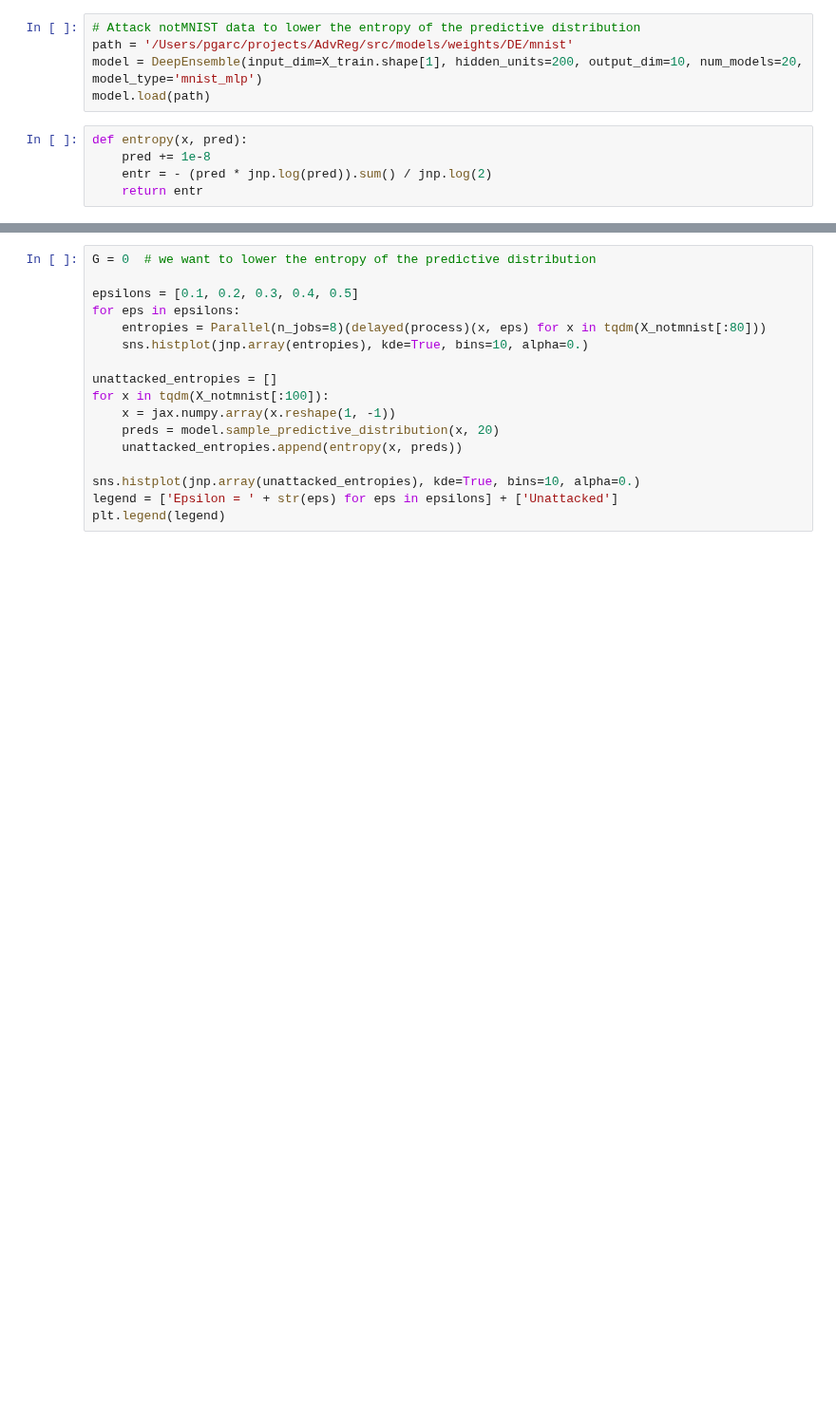
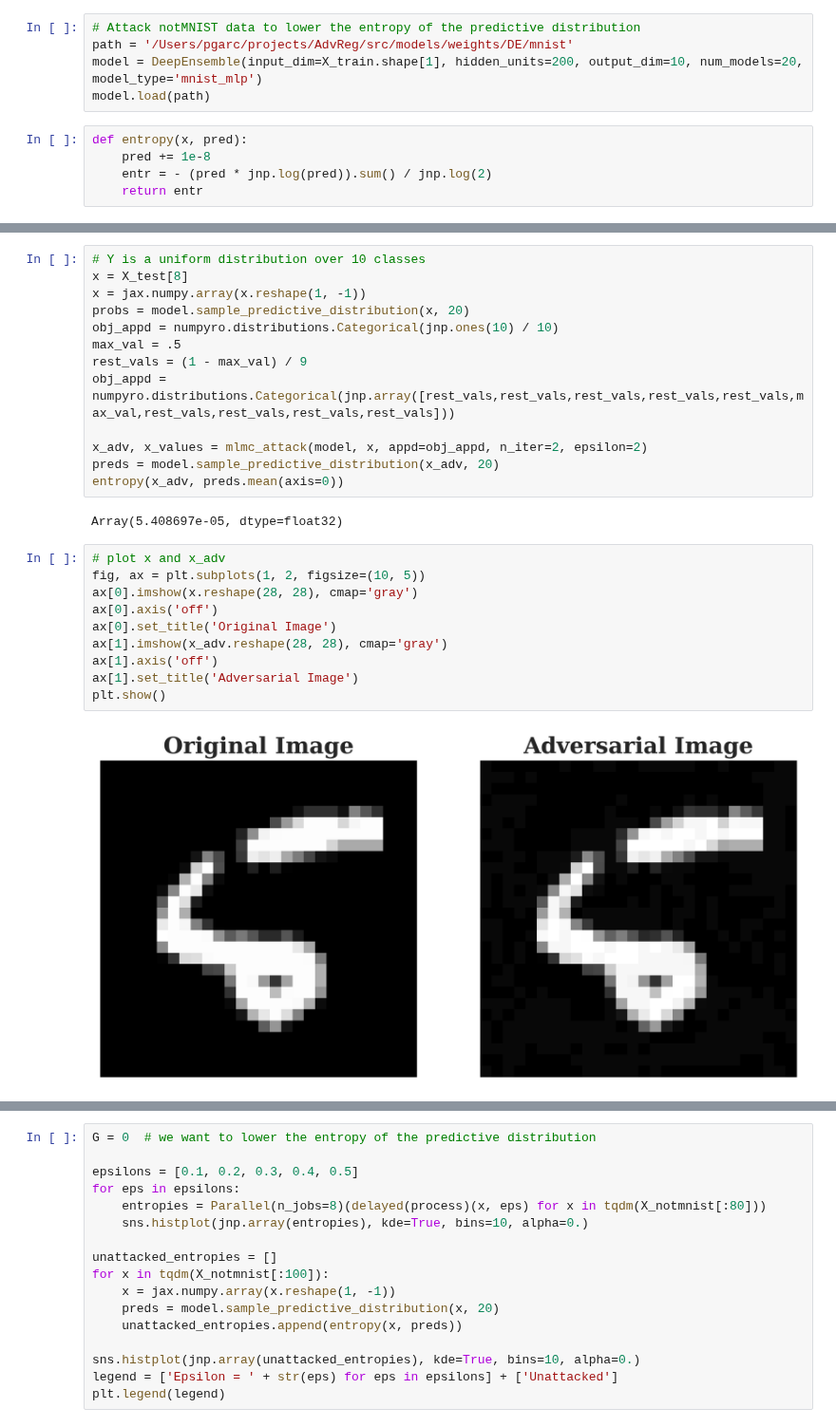
Before and after one commit to pablogarciarce/AdvReg, a Jupyter notebook: notebooks/test_distr_de_jax.ipynb, the cells around one changed output, grey strips where cells are left out. Shown at 95% size. Saved outputs shown, nothing was run; the diff lists cells and outputs as text; blank space fills up the shorter version.

```diff
--- a/notebooks/test_distr_de_jax.ipynb
+++ b/notebooks/test_distr_de_jax.ipynb
@@ -116,3 +122,30 @@ def entropy(x, pred):
+# %%
+# Y is a uniform distribution over 10 classes
+x = X_test[8]
+x = jax.numpy.array(x.reshape(1, -1))
+probs = model.sample_predictive_distribution(x, 20)
+obj_appd = numpyro.distributions.Categorical(jnp.ones(10) / 10)
+max_val = .5
+rest_vals = (1 - max_val) / 9
+obj_appd = numpyro.distributions.Categorical(jnp.array([rest_vals,rest_vals,rest_vals,rest_vals,rest_vals,max_val,rest_vals,rest_vals,rest_vals,rest_vals]))
+
+x_adv, x_values = mlmc_attack(model, x, appd=obj_appd, n_iter=2, epsilon=2)
+preds = model.sample_predictive_distribution(x_adv, 20)
+entropy(x_adv, preds.mean(axis=0))
+# %% [output]
+Array(5.408697e-05, dtype=float32)
+# %%
+# plot x and x_adv
+fig, ax = plt.subplots(1, 2, figsize=(10, 5))
+ax[0].imshow(x.reshape(28, 28), cmap='gray')
+ax[0].axis('off')
+ax[0].set_title('Original Image')
+ax[1].imshow(x_adv.reshape(28, 28), cmap='gray')
+ax[1].axis('off')
+ax[1].set_title('Adversarial Image')
+plt.show()
+# %% [output]
+[figure, added]
 # %%
 # Y is a uniform distribution over 10 classes
 obj_appd = numpyro.distributions.Categorical(jnp.ones(10) / 10)
```
Also changed, not shown: parts of 3 cells of this notebook, 17 other files.
